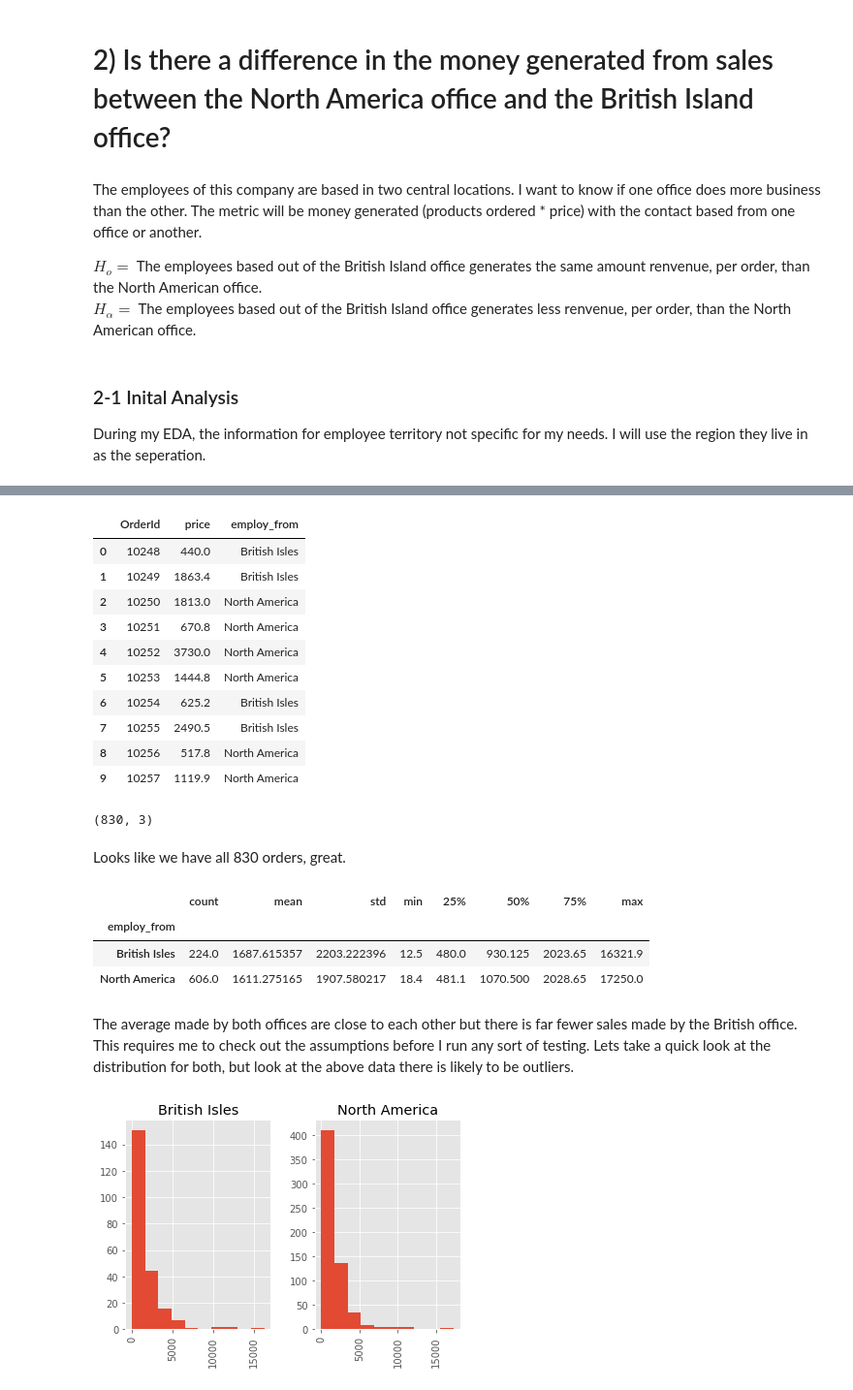
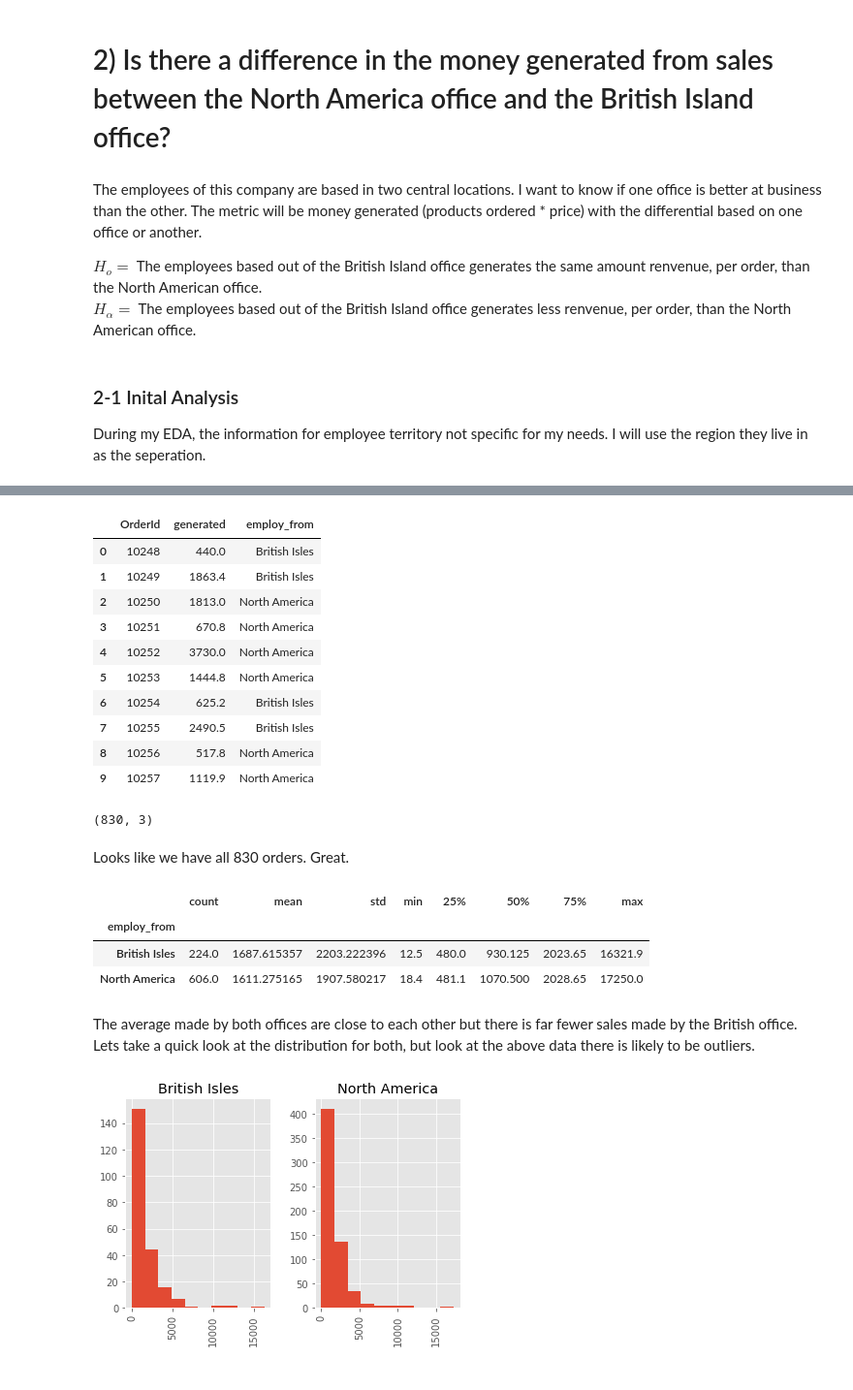
Before and after one commit to Socjon/dsc-2-final-project-online-ds-pt-100118, a Jupyter notebook: rough.ipynb, the cells around one changed output, grey strips where cells are left out. Shown at 97% size. Saved outputs shown, nothing was run; the diff lists cells and outputs as text; code cells hidden in the pictures.

Commit message:
Revised a lot of the testing. I have two more questions to spruce up before giving it a final once over.

```diff
--- a/rough.ipynb
+++ b/rough.ipynb
@@ -649,7 +649,7 @@ ___
 # %% [markdown]
 # 2) Is there a difference in the money generated from sales between the North America office and the British Island office?
 # %% [markdown]
-The employees of this company are based in two central locations. I want to know if one office does more business than the other. The metric will be money generated (products ordered * price) with the contact based from one office or another.
+The employees of this company are based in two central locations. I want to know if one office is better at business than the other. The metric will be money generated (products ordered * price) with the differential based on one office or another.
 
 $H_{o} =$ The employees based out of the British Island office generates the same amount renvenue, per order, than the North American office.
 $H_{\alpha} =$ The employees based out of the British Island office generates less renvenue, per order, than the North American office.
@@ -658,7 +658,7 @@ $H_{\alpha} =$ The employees based out of the British Island office generates le
 
 During my EDA, the information for employee territory not specific for my needs. I will use the region they live in as the seperation.
 # %%
-q = '''SELECT od.OrderId, SUM(od.UnitPrice*od.Quantity) AS price, e.Region AS employ_from \
+q = '''SELECT od.OrderId, SUM(od.UnitPrice*od.Quantity) AS generated, e.Region AS employ_from \
 FROM OrderDetail od \
 LEFT JOIN [Order] o ON od.OrderId = o.Id \
 LEFT JOIN Employee e ON o.EmployeeId = e.Id
@@ -673,4 +673,4 @@ GROUP BY od.OrderId
-|  | OrderId | price | employ_from |
+|  | OrderId | generated | employ_from |
 | 0 | 10248 | 440.0 | British Isles |
 | 1 | 10249 | 1863.4 | British Isles |
 | 2 | 10250 | 1813.0 | North America |
@@ -686,5 +686,5 @@ df.shape
 # %% [output]
 (830, 3)
 # %% [markdown]
-Looks like we have all 830 orders, great.
+Looks like we have all 830 orders. Great.
 # %%
@@ -695,5 +695,5 @@ df.groupby('employ_from')['price'].describe()
 | British Isles | 224.0 | 1687.615357 | 2203.222396 | 12.5 | 480.0 | 930.125 | 2023.65 | 16321.9 |
 | North America | 606.0 | 1611.275165 | 1907.580217 | 18.4 | 481.1 | 1070.500 | 2028.65 | 17250.0 |
 # %% [markdown]
-The average made by both offices are close to each other but there is far fewer sales made by the British office. This requires me to check out the assumptions before I run any sort of testing. Lets take a quick look at the distribution for both, but look at the above data there is likely to be outliers.
+The average made by both offices are close to each other but there is far fewer sales made by the British office. Lets take a quick look at the distribution for both, but look at the above data there is likely to be outliers.
 # %%
```
Also changed, not shown: parts of 47 cells of this notebook.
